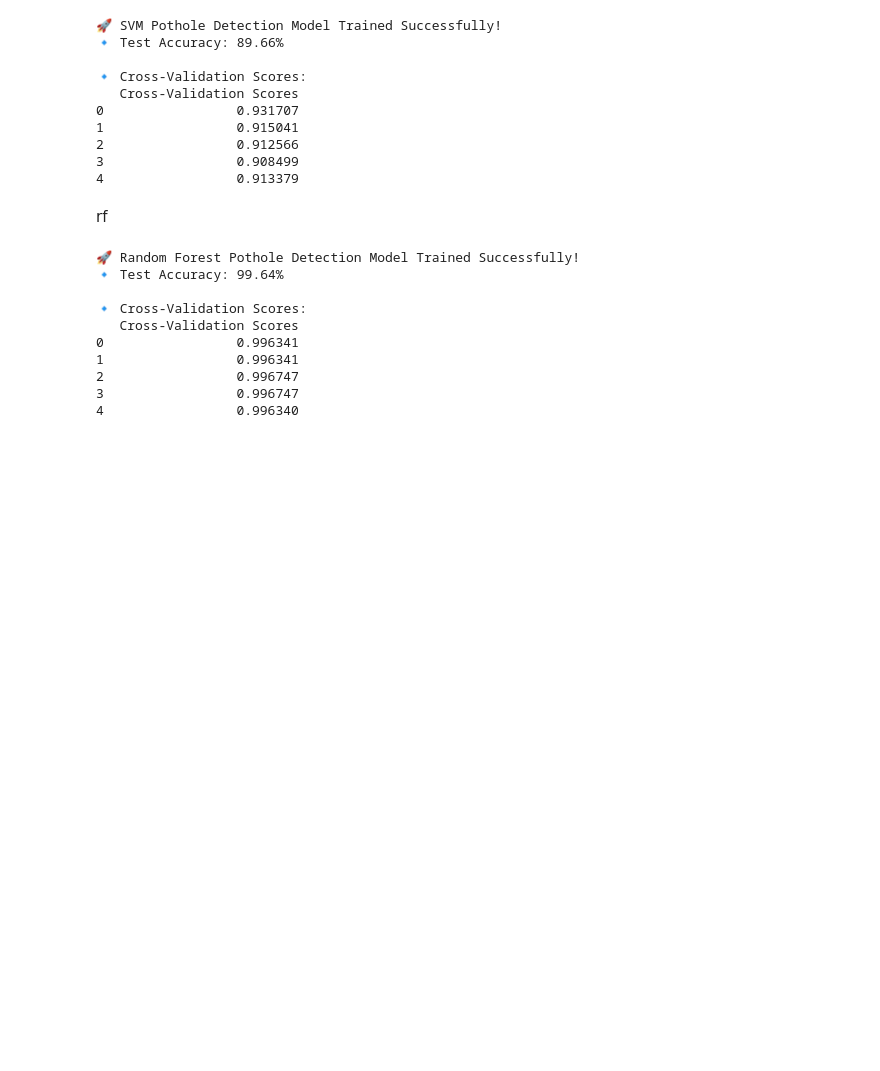
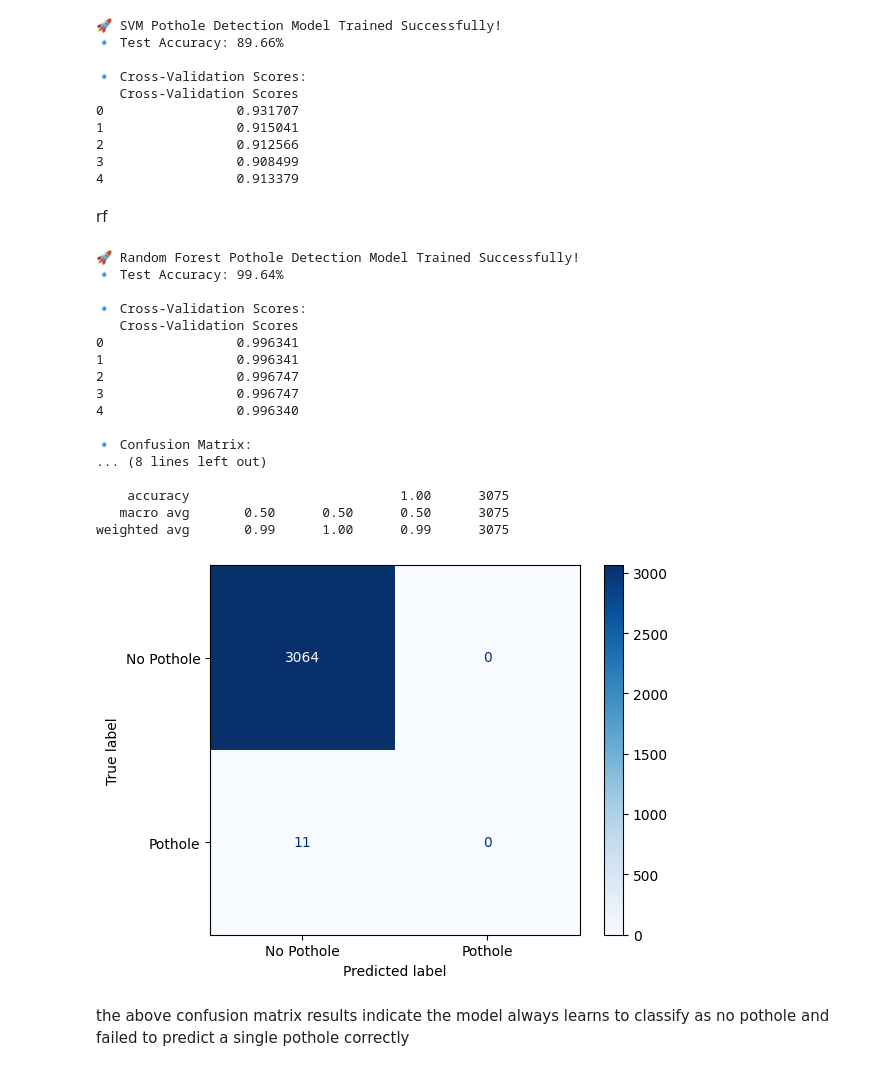
Before and after one commit to BisonV07/design_lab, a Jupyter notebook: DESIGN_LAB.ipynb, the cells around one changed output. Saved outputs shown, nothing was run; the diff lists cells and outputs as text; code cells hidden in the pictures; blank space fills up the shorter version.

```diff
--- a/DESIGN_LAB.ipynb
+++ b/DESIGN_LAB.ipynb
@@ -550,30 +551,57 @@ rf_model.fit(X_train, y_train)
 # ✅ Step 8: Evaluate Model Performance
 rf_test_accuracy = rf_model.score(X_test, y_test)
 
 # ✅ Step 9: Save Trained Model
 joblib.dump(rf_model, "rf_pothole_model.pkl")
 
 # ✅ Step 10: Display Results
 rf_cv_results = pd.DataFrame({"Cross-Validation Scores": rf_cv_scores})
 rf_test_result = pd.DataFrame({"Test Accuracy": [rf_test_accuracy]})
 
 # Print performance results
 print("\n🚀 Random Forest Pothole Detection Model Trained Successfully!")
 print(f"🔹 Test Accuracy: {rf_test_accuracy:.2%}")
 print("\n🔹 Cross-Validation Scores:")
 print(rf_cv_results)
 
 # Save performance results as CSV
 rf_cv_results.to_csv("rf_cv_results.csv", index=False)
 rf_test_result.to_csv("rf_test_accuracy.csv", index=False)
+from sklearn.metrics import confusion_matrix, classification_report, ConfusionMatrixDisplay
+
+# ✅ Step 11: Make Predictions on the Test Set
+y_pred = rf_model.predict(X_test)
+
+# ✅ Step 12: Compute Confusion Matrix
+cm = confusion_matrix(y_test, y_pred)
+print("\n🔹 Confusion Matrix:")
+print(cm)
+
+# Optional: Visualize the Confusion Matrix
+disp = ConfusionMatrixDisplay(confusion_matrix=cm, display_labels=["No Pothole", "Pothole"])
+disp.plot(cmap="Blues")
+
+# ✅ Step 13: Print Classification Report
+print("\n🔹 Classification Report:")
+print(classification_report(y_test, y_pred, target_names=["No Pothole", "Pothole"]))
 # %% [output]
 🚀 Random Forest Pothole Detection Model Trained Successfully!
 🔹 Test Accuracy: 99.64%
 
 🔹 Cross-Validation Scores:
    Cross-Validation Scores
 0                 0.996341
 1                 0.996341
 2                 0.996747
 3                 0.996747
 4                 0.996340
+
+🔹 Confusion Matrix:
+... (8 lines left out)
+
+    accuracy                           1.00      3075
+   macro avg       0.50      0.50      0.50      3075
+weighted avg       0.99      1.00      0.99      3075
+[figure, added]
+# %% [markdown]
+the above confusion matrix results indicate the model always learns to classify as no pothole and failed to predict a single pothole correctly
```
Also changed, not shown: parts of 7 cells of this notebook.
